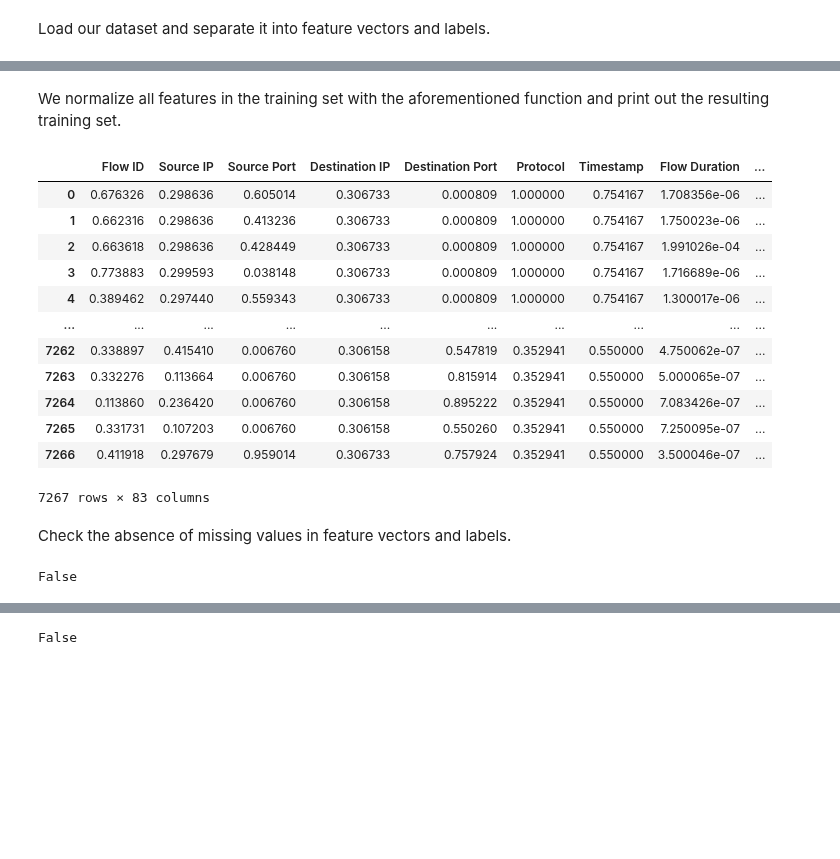
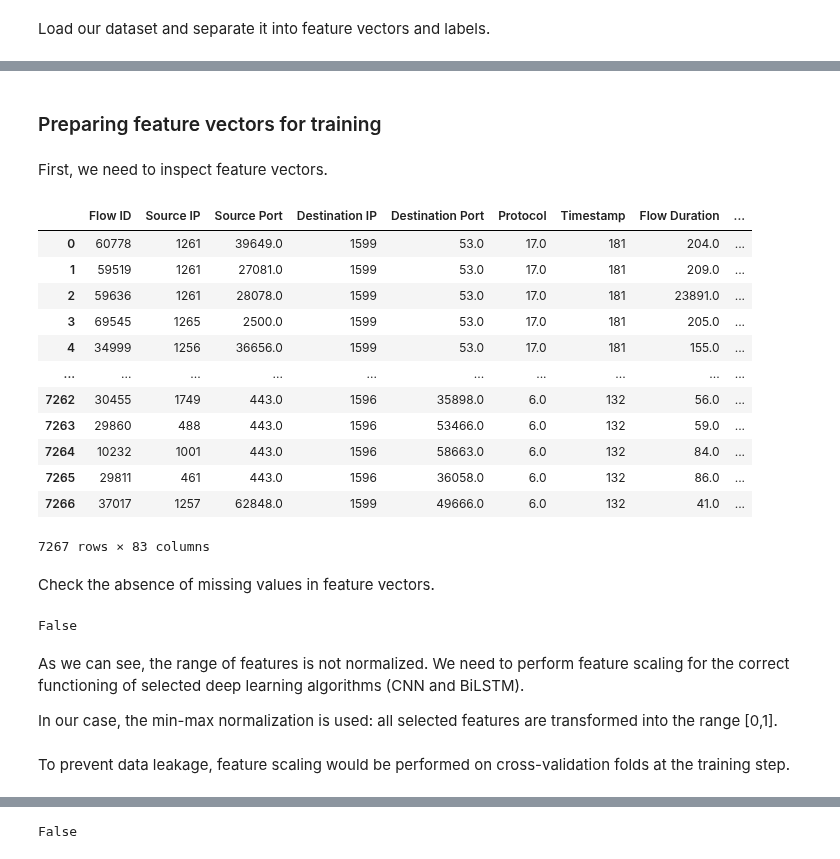
Before and after one commit to fisher85/ml-cybersecurity, a Jupyter notebook: python-web-attack-detection/web-attack-detection-using-CNN-BiLSTM.ipynb, the cells around one changed output, grey strips where cells are left out. Cells and saved outputs as stored; diff of their text form; code cells hidden in the pictures; blank space fills up the shorter version.

Commit message:
Update CNN-BiLSTM notebook

```diff
--- a/python-web-attack-detection/web-attack-detection-using-CNN-BiLSTM.ipynb
+++ b/python-web-attack-detection/web-attack-detection-using-CNN-BiLSTM.ipynb
@@ -84,22 +54,23 @@ def normalize(df, cols):
-# %% [markdown]
-We normalize all features in the training set with the aforementioned function and print out the resulting training set.
-# %%
-combined_data_X = normalize(X,X.columns)
-combined_data_X
-# %% [output]
-|  | Flow ID | Source IP | Source Port | Destination IP | Destination Port | Protocol | Timestamp | Flow Duration | ... |
-| 0 | 0.676326 | 0.298636 | 0.605014 | 0.306733 | 0.000809 | 1.000000 | 0.754167 | 1.708356e-06 | ... |
-| 1 | 0.662316 | 0.298636 | 0.413236 | 0.306733 | 0.000809 | 1.000000 | 0.754167 | 1.750023e-06 | ... |
-| 2 | 0.663618 | 0.298636 | 0.428449 | 0.306733 | 0.000809 | 1.000000 | 0.754167 | 1.991026e-04 | ... |
-| 3 | 0.773883 | 0.299593 | 0.038148 | 0.306733 | 0.000809 | 1.000000 | 0.754167 | 1.716689e-06 | ... |
-| 4 | 0.389462 | 0.297440 | 0.559343 | 0.306733 | 0.000809 | 1.000000 | 0.754167 | 1.300017e-06 | ... |
-| ... | ... | ... | ... | ... | ... | ... | ... | ... | ... |
-| 7262 | 0.338897 | 0.415410 | 0.006760 | 0.306158 | 0.547819 | 0.352941 | 0.550000 | 4.750062e-07 | ... |
-| 7263 | 0.332276 | 0.113664 | 0.006760 | 0.306158 | 0.815914 | 0.352941 | 0.550000 | 5.000065e-07 | ... |
-| 7264 | 0.113860 | 0.236420 | 0.006760 | 0.306158 | 0.895222 | 0.352941 | 0.550000 | 7.083426e-07 | ... |
-| 7265 | 0.331731 | 0.107203 | 0.006760 | 0.306158 | 0.550260 | 0.352941 | 0.550000 | 7.250095e-07 | ... |
-| 7266 | 0.411918 | 0.297679 | 0.959014 | 0.306733 | 0.757924 | 0.352941 | 0.550000 | 3.500046e-07 | ... |
-7267 rows × 83 columns
+# %% [markdown]
+### Preparing feature vectors for training
+# %% [markdown]
+First, we need to inspect feature vectors.
+# %%
+X
+# %% [output]
+|  | Flow ID | Source IP | Source Port | Destination IP | Destination Port | Protocol | Timestamp | Flow Duration | ... |
+| 0 | 60778 | 1261 | 39649.0 | 1599 | 53.0 | 17.0 | 181 | 204.0 | ... |
+| 1 | 59519 | 1261 | 27081.0 | 1599 | 53.0 | 17.0 | 181 | 209.0 | ... |
+| 2 | 59636 | 1261 | 28078.0 | 1599 | 53.0 | 17.0 | 181 | 23891.0 | ... |
+| 3 | 69545 | 1265 | 2500.0 | 1599 | 53.0 | 17.0 | 181 | 205.0 | ... |
+| 4 | 34999 | 1256 | 36656.0 | 1599 | 53.0 | 17.0 | 181 | 155.0 | ... |
+| ... | ... | ... | ... | ... | ... | ... | ... | ... | ... |
+| 7262 | 30455 | 1749 | 443.0 | 1596 | 35898.0 | 6.0 | 132 | 56.0 | ... |
+| 7263 | 29860 | 488 | 443.0 | 1596 | 53466.0 | 6.0 | 132 | 59.0 | ... |
+| 7264 | 10232 | 1001 | 443.0 | 1596 | 58663.0 | 6.0 | 132 | 84.0 | ... |
+| 7265 | 29811 | 461 | 443.0 | 1596 | 36058.0 | 6.0 | 132 | 86.0 | ... |
+| 7266 | 37017 | 1257 | 62848.0 | 1599 | 49666.0 | 6.0 | 132 | 41.0 | ... |
+7267 rows × 83 columns
 # %% [markdown]
-Check the absence of missing values in feature vectors and labels.
+Check the absence of missing values in feature vectors.
 # %%
@@ -107,2 +78,6 @@ combined_data_X.isnull().values.any()
 # %% [output]
 False
+# %% [markdown]
+As we can see, the range of features is not normalized. We need to perform feature scaling for the correct functioning of selected deep learning algorithms (CNN and BiLSTM).
+
+In our case, the min-max normalization is used: all selected features are transformed into the range [0,1].
@@ -108,0 +86,2 @@ False
+# %% [markdown]
+To prevent data leakage, feature scaling would be performed on cross-validation folds at the training step.
```
Also changed, not shown: parts of 42 cells of this notebook.
